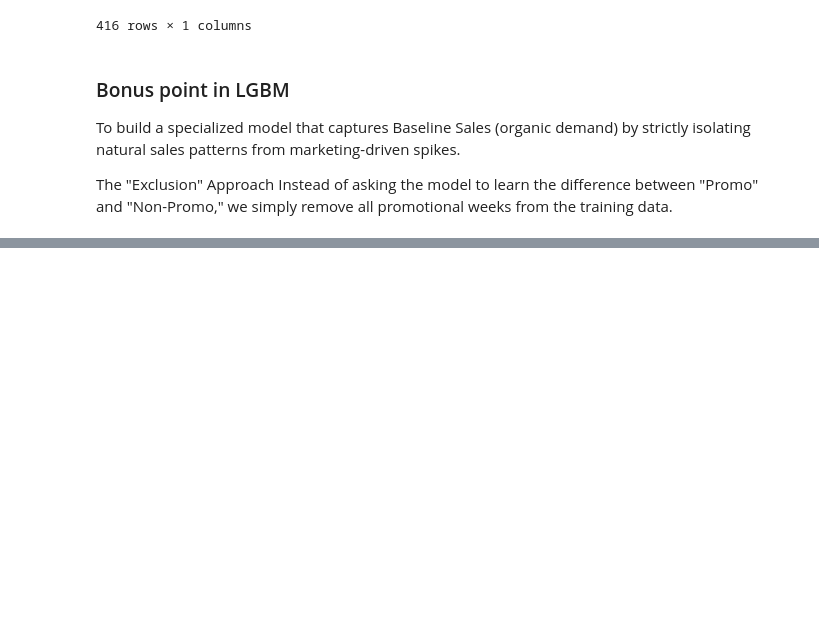
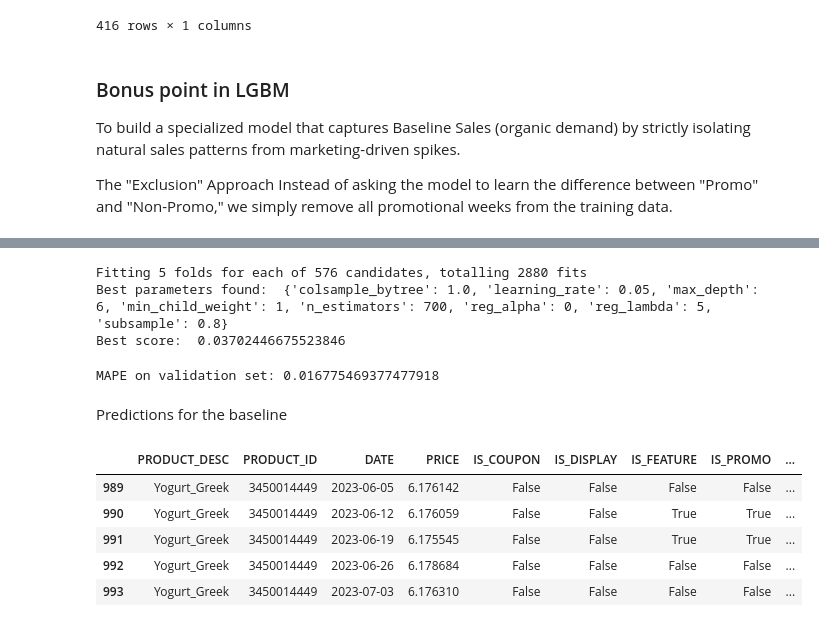
Before and after one commit to fedefraschio/xtel-hackathon, a Jupyter notebook: notebooks/00_exploration.ipynb, the cells around one changed output, grey strips where cells are left out. Cells and saved outputs as stored; diff of their text form; code cells hidden in the pictures; blank space fills up the shorter version.

```diff
--- a/notebooks/00_exploration.ipynb
+++ b/notebooks/00_exploration.ipynb
@@ -816,0 +828,43 @@ Best score:  8757525.925484275
+# %%
+# creating model
+base_est_baseline = xgb.XGBRegressor(tree_method='hist', random_state=42)
+
+tscv = TimeSeriesSplit(n_splits=5)
+
+param_grid = {
+    "n_estimators": [300, 500, 700],
+    "max_depth": [4, 6],
+    "learning_rate": [0.03, 0.05, 0.07],
+    "subsample": [0.8, 1.0],
+    "colsample_bytree": [0.8, 1.0],
+    "min_child_weight": [1, 5],
+    "reg_alpha": [0, 0.1],
+    "reg_lambda": [1, 5]
+}
+
+gscv = GridSearchCV(estimator=base_est_baseline,
+                    param_grid=param_grid,
+                    scoring='neg_mean_absolute_percentage_error', # using negative MAPE as scoring metric
+                    cv=tscv,
+                    n_jobs=-1, # using all available cores
+                    verbose=2)
+
+gscv.fit(X_train, y_train)
+
+xbm_baseline, xbm_baseline_params = gscv.best_estimator_, gscv.best_params_
+
+print("Best parameters found: ", xbm_baseline_params)
+print("Best score: ", -gscv.best_score_)
+# %% [output]
+Fitting 5 folds for each of 576 candidates, totalling 2880 fits
+Best parameters found:  {'colsample_bytree': 1.0, 'learning_rate': 0.05, 'max_depth': 6, 'min_child_weight': 1, 'n_estimators': 700, 'reg_alpha': 0, 'reg_lambda': 5, 'subsample': 0.8}
+Best score:  0.03702446675523846
+# %%
+# assessing model performance on the validation set
+y_pred = xbm_baseline.predict(X_valid)
+mape = mean_absolute_percentage_error(y_valid, y_pred)
+print(f"MAPE on validation set: {mape}")
+# %% [output]
+MAPE on validation set: 0.016775469377477918
+# %% [markdown]
+Predictions for the baseline
@@ -816,0 +877,11 @@ Best score:  8757525.925484275
+# %%
+# add baseline predictions to the test set
+df_test_original['BASELINE_PRED'] = final_baseline_lgbm
+df_test_original.head()
+# %% [output]
+|  | PRODUCT_DESC | PRODUCT_ID | DATE | PRICE | IS_COUPON | IS_DISPLAY | IS_FEATURE | IS_PROMO | ... |
+| 989 | Yogurt_Greek | 3450014449 | 2023-06-05 | 6.176142 | False | False | False | False | ... |
+| 990 | Yogurt_Greek | 3450014449 | 2023-06-12 | 6.176059 | False | False | True | True | ... |
+| 991 | Yogurt_Greek | 3450014449 | 2023-06-19 | 6.175545 | False | False | True | True | ... |
+| 992 | Yogurt_Greek | 3450014449 | 2023-06-26 | 6.178684 | False | False | False | False | ... |
+| 993 | Yogurt_Greek | 3450014449 | 2023-07-03 | 6.176310 | False | False | False | False | ... |
```
Also changed, not shown: parts of 40 cells of this notebook, 1 other file.
